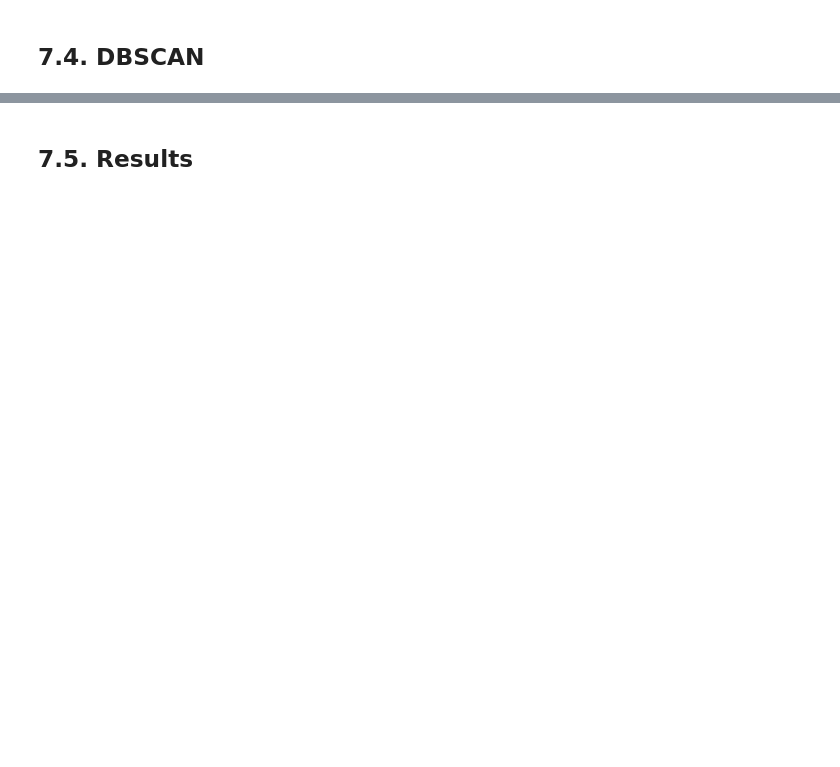
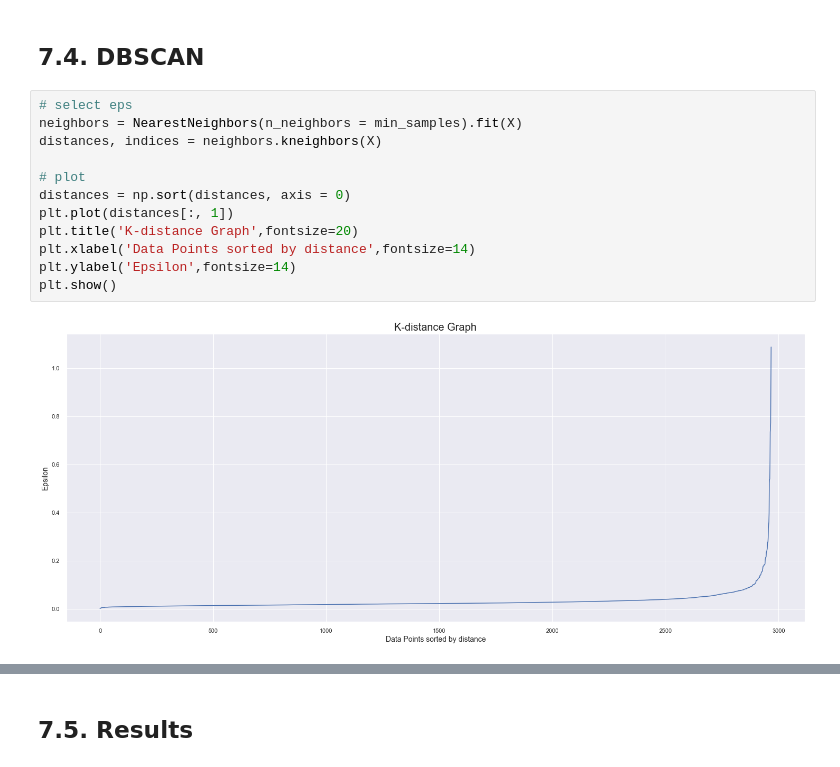
Before and after one commit to Lucas-Okamura/Insiders-Clustering, a Jupyter notebook: Insiders-Clustering.ipynb, the cells around one changed output, grey strips where cells are left out. Saved outputs shown, nothing was run; the diff lists cells and outputs as text; blank space fills up the shorter version.

```diff
--- a/Insiders-Clustering.ipynb
+++ b/Insiders-Clustering.ipynb
@@ -1006,2 +780,16 @@ fig.show()
 # %% [markdown]
 ## 7.4. DBSCAN <a id='dbscan'></a>
+# %%
+# select eps
+neighbors = NearestNeighbors(n_neighbors = min_samples).fit(X)
+distances, indices = neighbors.kneighbors(X)
+
+# plot
+distances = np.sort(distances, axis = 0)
+plt.plot(distances[:, 1])
+plt.title('K-distance Graph',fontsize=20)
+plt.xlabel('Data Points sorted by distance',fontsize=14)
+plt.ylabel('Epsilon',fontsize=14)
+plt.show()
+# %% [output]
+[figure, added]
```
Also changed, not shown: parts of 40 cells of this notebook.
